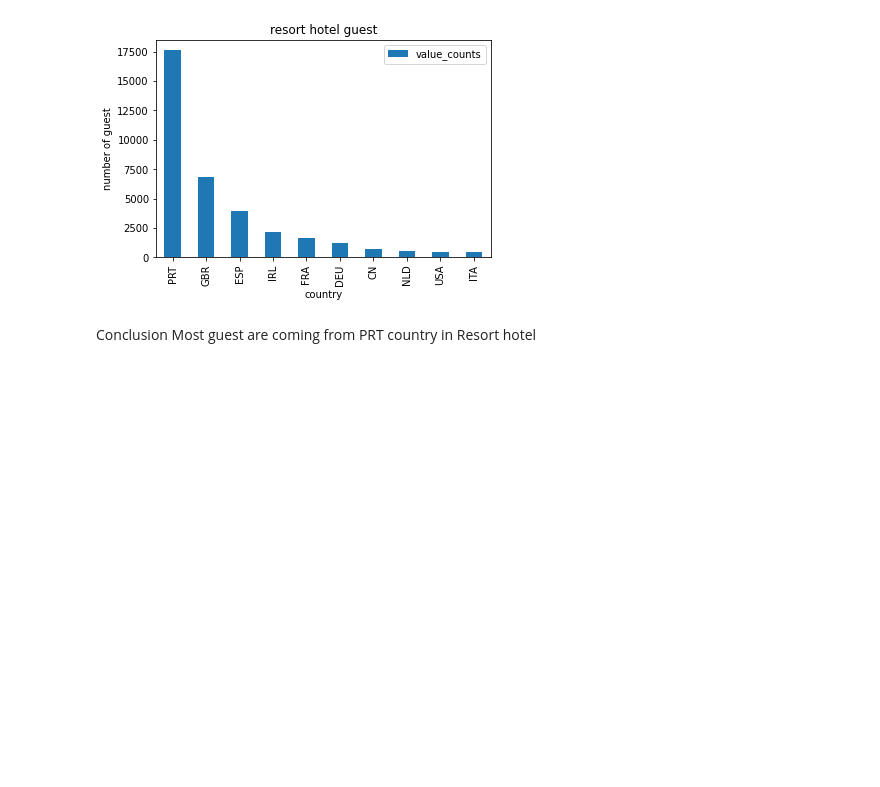
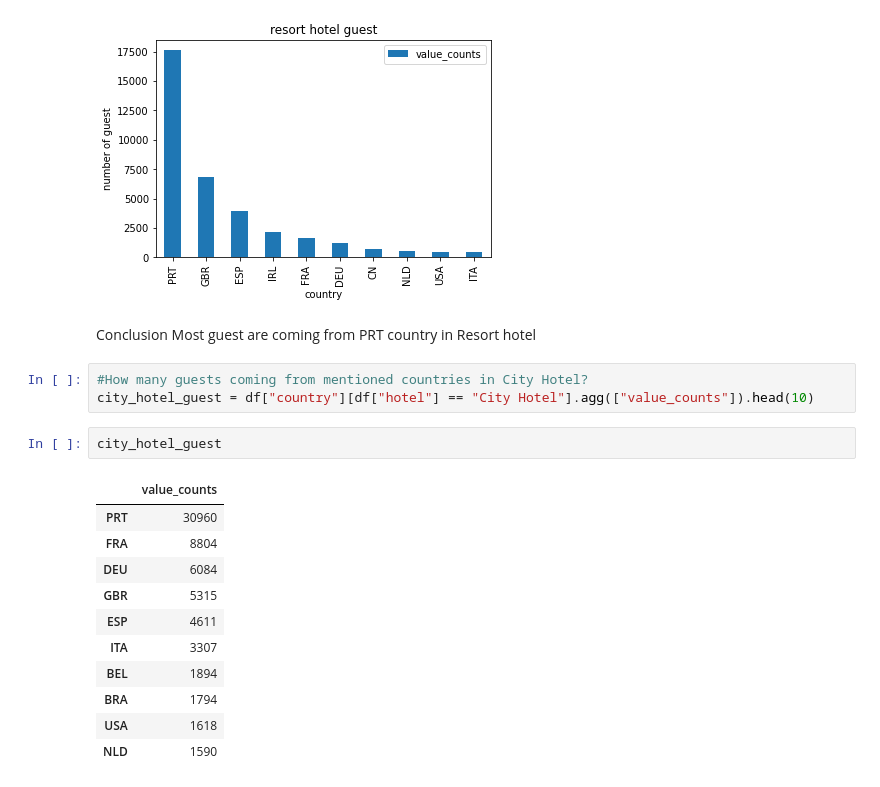
Before and after one commit to fkofkf431/Capestone-project1-Hotel-Booking-Analysis, a Jupyter notebook: Mohd_Firoz_Chaudhri_Hotel_Booking_Analysis_Capstone_Project.ipynb, the cells around one changed output. Drawn from its saved outputs; the diff is of its cells as text; blank space fills up the shorter version.

```diff
--- a/Mohd_Firoz_Chaudhri_Hotel_Booking_Analysis_Capstone_Project.ipynb
+++ b/Mohd_Firoz_Chaudhri_Hotel_Booking_Analysis_Capstone_Project.ipynb
@@ -174,3 +174,20 @@ Text(0.5, 0, 'country')
 [figure]
 # %% [markdown]
 Conclusion Most guest are coming from PRT country in Resort hotel
+# %%
+#How many guests coming from mentioned countries in City Hotel?
+city_hotel_guest = df["country"][df["hotel"] == "City Hotel"].agg(["value_counts"]).head(10)
+# %%
+city_hotel_guest
+# %% [output]
+|  | value_counts |
+| PRT | 30960 |
+| FRA | 8804 |
+| DEU | 6084 |
+| GBR | 5315 |
+| ESP | 4611 |
+| ITA | 3307 |
+| BEL | 1894 |
+| BRA | 1794 |
+| USA | 1618 |
+| NLD | 1590 |
```
Also changed, not shown: parts of 2 cells of this notebook.
